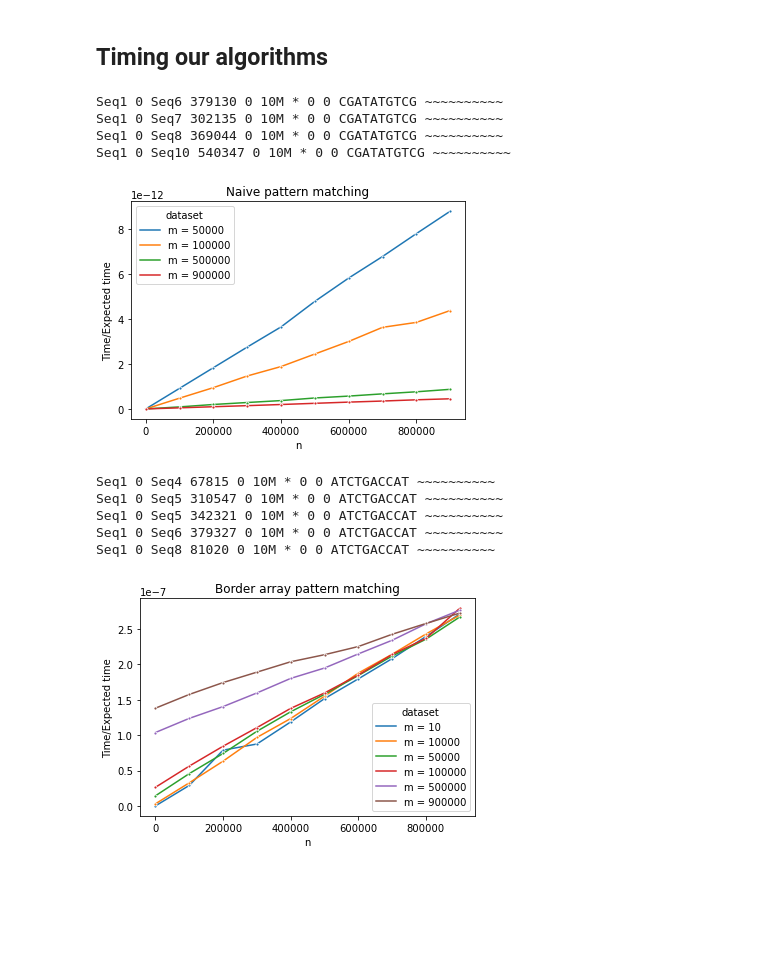
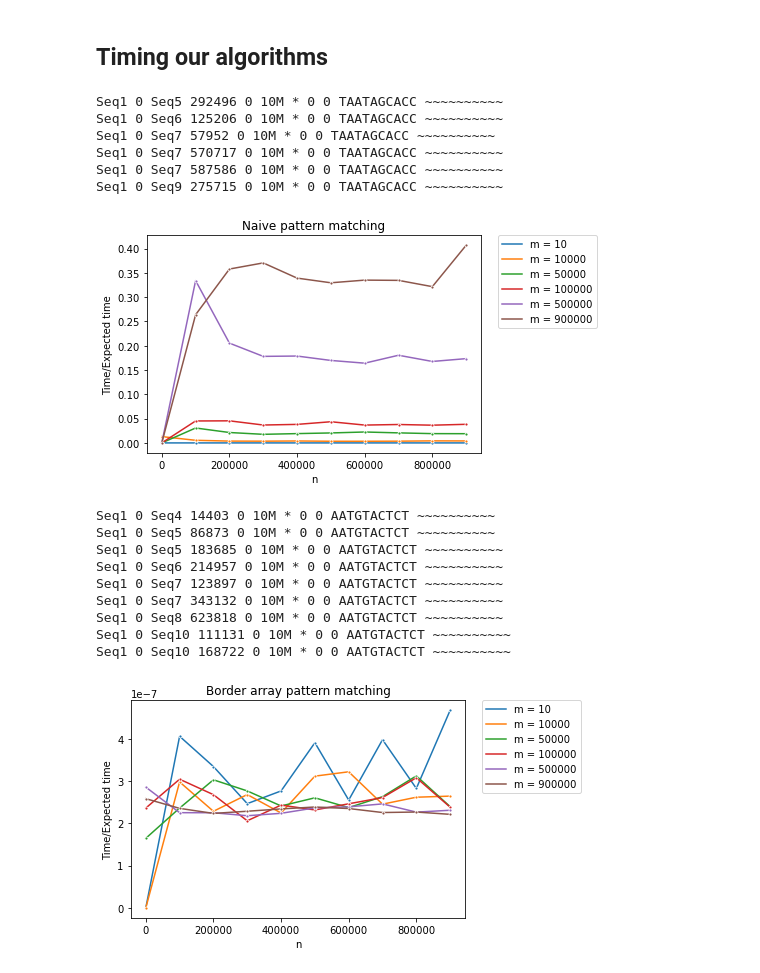
Before and after one commit to stinekrye/GSA, a Jupyter notebook: Project 1/4 timing.ipynb, the cells around one changed output. Cells and saved outputs as stored; diff of their text form; code cells hidden in the pictures; blank space fills up the shorter version.

Commit message:
Fixed the division with expected running time

```diff
--- a/Project 1/4 timing.ipynb
+++ b/Project 1/4 timing.ipynb
@@ -56,8 +57,7 @@ def time_naive(n, m):
 
     df['Time'] = times
 
-    df['Time/Expected time'] = df['Time']/(n*m)
-
+    df['Time/Expected time'] = df['Time']/df['n']*m
     return df
 
 def time_ba(n, m):
@@ -80,7 +80,7 @@ def time_ba(n, m):
 
     df['Time'] = times
 
-    df['Time/Expected time'] = df['Time']/(n+m)
+    df['Time/Expected time'] = df['Time']/(df['n']+m)
 
     return df
 # %%
@@ -92,14 +92,16 @@ df_100000 = time_naive(n, 100000)
 df_500000 = time_naive(n, 500000)
 df_900000 = time_naive(n, 900000)
 # %% [output]
-Seq1 0 Seq6 379130 0 10M * 0 0 CGATATGTCG ~~~~~~~~~~
-Seq1 0 Seq7 302135 0 10M * 0 0 CGATATGTCG ~~~~~~~~~~
-Seq1 0 Seq8 369044 0 10M * 0 0 CGATATGTCG ~~~~~~~~~~
-Seq1 0 Seq10 540347 0 10M * 0 0 CGATATGTCG ~~~~~~~~~~
+Seq1 0 Seq5 292496 0 10M * 0 0 TAATAGCACC ~~~~~~~~~~
+Seq1 0 Seq6 125206 0 10M * 0 0 TAATAGCACC ~~~~~~~~~~
+Seq1 0 Seq7 57952 0 10M * 0 0 TAATAGCACC ~~~~~~~~~~
+Seq1 0 Seq7 570717 0 10M * 0 0 TAATAGCACC ~~~~~~~~~~
+Seq1 0 Seq7 587586 0 10M * 0 0 TAATAGCACC ~~~~~~~~~~
+Seq1 0 Seq9 275715 0 10M * 0 0 TAATAGCACC ~~~~~~~~~~
 # %%
 concat = pd.concat([
-    # df_10.assign(dataset='m = 10'),
-    # df_10000.assign(dataset='m = 10000'),
+    df_10.assign(dataset='m = 10'),
+    df_10000.assign(dataset='m = 10000'),
     df_50000.assign(dataset='m = 50000'),
     df_100000.assign(dataset='m = 100000'),
     df_500000.assign(dataset='m = 500000'),
@@ -108,11 +110,12 @@ concat = pd.concat([
 # %%
 h = sns.lineplot(x = 'n', y = 'Time/Expected time',
                     hue = 'dataset', marker = '.',
                     data = concat)
 h.set_title('Naive pattern matching')
-h.figure.savefig('naive_search.pdf')
+h.legend(bbox_to_anchor=(1.05, 1), loc=2, borderaxespad=0.)
+h.figure.savefig('figures/naive_search.pdf')
 # %% [output]
-[figure, old version]
+[figure, new version]
 # %%
 n = 1000000
 df_ba_10 = time_ba(n, 10)
@@ -122,11 +125,15 @@ df_ba_100000 = time_ba(n, 100000)
 df_ba_500000 = time_ba(n, 500000)
 df_ba_900000 = time_ba(n, 900000)
 # %% [output]
-Seq1 0 Seq4 67815 0 10M * 0 0 ATCTGACCAT ~~~~~~~~~~
-Seq1 0 Seq5 310547 0 10M * 0 0 ATCTGACCAT ~~~~~~~~~~
-Seq1 0 Seq5 342321 0 10M * 0 0 ATCTGACCAT ~~~~~~~~~~
-Seq1 0 Seq6 379327 0 10M * 0 0 ATCTGACCAT ~~~~~~~~~~
-Seq1 0 Seq8 81020 0 10M * 0 0 ATCTGACCAT ~~~~~~~~~~
+Seq1 0 Seq4 14403 0 10M * 0 0 AATGTACTCT ~~~~~~~~~~
+Seq1 0 Seq5 86873 0 10M * 0 0 AATGTACTCT ~~~~~~~~~~
+Seq1 0 Seq5 183685 0 10M * 0 0 AATGTACTCT ~~~~~~~~~~
+Seq1 0 Seq6 214957 0 10M * 0 0 AATGTACTCT ~~~~~~~~~~
+Seq1 0 Seq7 123897 0 10M * 0 0 AATGTACTCT ~~~~~~~~~~
+Seq1 0 Seq7 343132 0 10M * 0 0 AATGTACTCT ~~~~~~~~~~
+Seq1 0 Seq8 623818 0 10M * 0 0 AATGTACTCT ~~~~~~~~~~
+Seq1 0 Seq10 111131 0 10M * 0 0 AATGTACTCT ~~~~~~~~~~
+Seq1 0 Seq10 168722 0 10M * 0 0 AATGTACTCT ~~~~~~~~~~
 # %%
 concat_ba = pd.concat([
     df_ba_10.assign(dataset='m = 10'),
@@ -141,6 +148,7 @@ g = sns.lineplot(x = 'n', y = 'Time/Expected time',
                     hue = 'dataset', marker = '.',
                     data = concat_ba)
 g.set_title('Border array pattern matching')
-g.figure.savefig('ba_search.pdf')
+g.legend(bbox_to_anchor=(1.05, 1), loc=2, borderaxespad=0.)
+g.figure.savefig('figures/ba_search.pdf')
 # %% [output]
-[figure, old version]
+[figure, new version]
```
Also changed, not shown: parts of 1 cell of this notebook, 10 other files.
